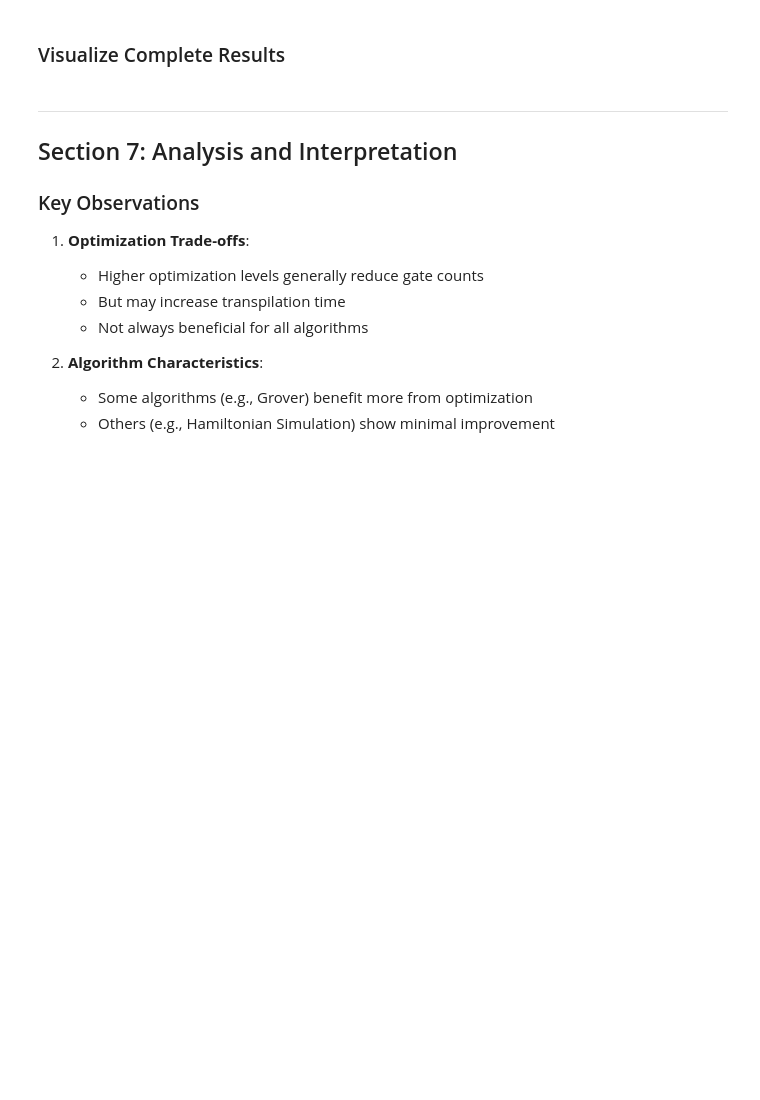
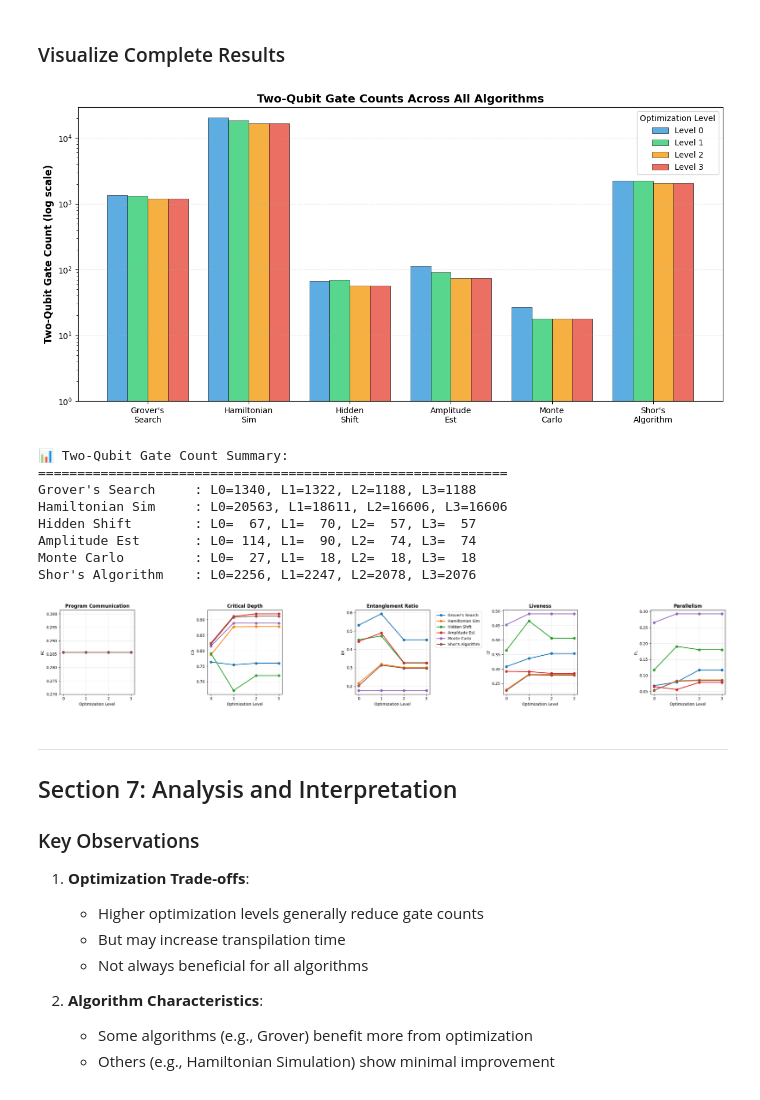
Before and after one commit to ksupasate/SupermarQ-Noise-Adaptive, a Jupyter notebook: tutorial.ipynb, the cells around one changed output. Cells and saved outputs as stored; diff of their text form; code cells hidden in the pictures; blank space fills up the shorter version.

```diff
--- a/tutorial.ipynb
+++ b/tutorial.ipynb
@@ -388,5 +739,7 @@ print("✓ All algorithm generators defined")
 # %%
 # Run complete experiment
+import supermarq.converters as sm_converters
+
 algorithms = {
     "Grover's Search": create_grover_circuit,
     "Hamiltonian Sim": create_hamiltonian_sim_circuit,
@@ -416,13 +769,12 @@ for name, circuit_func in algorithms.items():
         cx_count = transpiled.count_ops().get('cx', 0)
         results[name]['two_qubit_count'][level] = cx_count
 
-        # SupermarQ metrics
-        features = sm.benchmark.get_application_feature_vector(transpiled)
-        results[name]['PC'][level] = features[0]
-        results[name]['CD'][level] = features[1]
-        results[name]['ER'][level] = features[2]
-        results[name]['LV'][level] = features[3]
-        results[name]['PL'][level] = features[4]
+        # SupermarQ metrics (SupermarQ 0.5+ API)
+        results[name]['PC'][level] = sm_converters.compute_communication_with_qiskit(transpiled)
+        results[name]['CD'][level] = sm_converters.compute_depth_with_qiskit(transpiled)
+        results[name]['ER'][level] = sm_converters.compute_entanglement_with_qiskit(transpiled)
+        results[name]['LV'][level] = sm_converters.compute_liveness_with_qiskit(transpiled)
+        results[name]['PL'][level] = sm_converters.compute_parallelism_with_qiskit(transpiled)
 
     print(f"  ✓ Completed")
 
@@ -432,34 +801,56 @@ print("\n✅ Experiment complete!")
 # %%
 # Two-qubit gate counts visualization
 fig, ax = plt.subplots(figsize=(12, 6))
 
 labels = list(results.keys())
 x = np.arange(len(labels))
 width = 0.2
 
 colors = ['#3498db', '#2ecc71', '#f39c12', '#e74c3c']
 for i, level in enumerate([0, 1, 2, 3]):
     counts = [results[algo]['two_qubit_count'][level] for algo in labels]
     offset = width * (i - 1.5)
     ax.bar(x + offset, counts, width, label=f'Level {level}',
-           color=colors[i], alpha=0.8)
+           color=colors[i], alpha=0.8, edgecolor='black', linewidth=0.5)
 
-ax.set_ylabel('Two-Qubit Gate Count', fontsize=12, fontweight='bold')
+ax.set_ylabel('Two-Qubit Gate Count (log scale)', fontsize=12, fontweight='bold')
 ax.set_title('Two-Qubit Gate Counts Across All Algorithms',
              fontsize=14, fontweight='bold')
 ax.set_xticks(x)
 ax.set_xticklabels([l.replace(' ', '\n') for l in labels])
 ax.legend(title='Optimization Level')
-ax.grid(axis='y', alpha=0.3)
+ax.grid(axis='y', alpha=0.3, linestyle='--')
+
+# Use logarithmic scale to show algorithms with vastly different gate counts
+ax.set_yscale('log')
+ax.set_ylim(bottom=1)  # Start from 1 to avoid log(0)
 
 plt.tight_layout()
 plt.show()
+
+print("\n📊 Two-Qubit Gate Count Summary:")
+print("="*60)
+for algo in labels:
+    print(f"{algo:20s}: L0={results[algo]['two_qubit_count'][0]:4d}, "
+          f"L1={results[algo]['two_qubit_count'][1]:4d}, "
+          f"L2={results[algo]['two_qubit_count'][2]:4d}, "
+          f"L3={results[algo]['two_qubit_count'][3]:4d}")
+# %% [output]
+[figure, added]
+📊 Two-Qubit Gate Count Summary:
+============================================================
+Grover's Search     : L0=1340, L1=1322, L2=1188, L3=1188
+Hamiltonian Sim     : L0=20563, L1=18611, L2=16606, L3=16606
+Hidden Shift        : L0=  67, L1=  70, L2=  57, L3=  57
+Amplitude Est       : L0= 114, L1=  90, L2=  74, L3=  74
+Monte Carlo         : L0=  27, L1=  18, L2=  18, L3=  18
+Shor's Algorithm    : L0=2256, L1=2247, L2=2078, L3=2076
 # %%
 # SupermarQ metrics visualization
-metrics_to_plot = ['PC', 'CD', 'ER']
-metric_names = ['Program Communication', 'Critical Depth', 'Entanglement Ratio']
+metrics_to_plot = ['PC', 'CD', 'ER', 'LV', 'PL']
+metric_names = ['Program Communication', 'Critical Depth', 'Entanglement Ratio', 'Liveness', 'Parallelism']
 
-fig, axes = plt.subplots(1, 3, figsize=(15, 4))
+fig, axes = plt.subplots(1, 5, figsize=(25, 4))
 
 for idx, (metric, name) in enumerate(zip(metrics_to_plot, metric_names)):
     ax = axes[idx]
@@ -479,6 +870,8 @@ for idx, (metric, name) in enumerate(zip(metrics_to_plot, metric_names)):
 
 plt.tight_layout()
 plt.show()
+# %% [output]
+[figure, added]
 # %% [markdown]
 ---
 ## Section 7: Analysis and Interpretation
```
Also changed, not shown: parts of 21 cells of this notebook.
